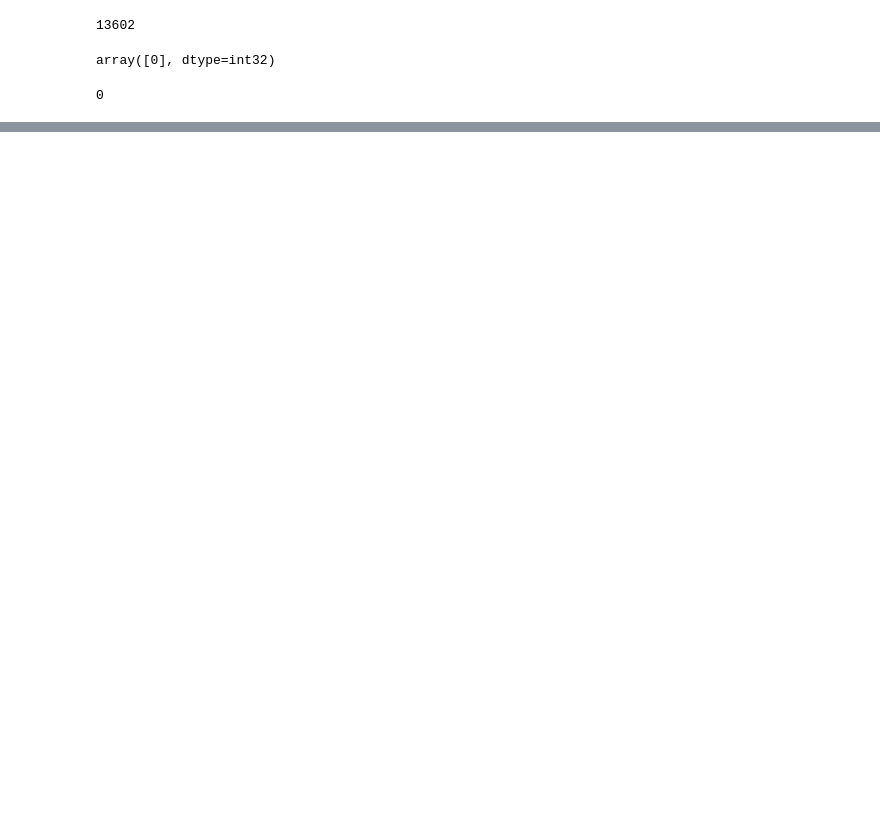
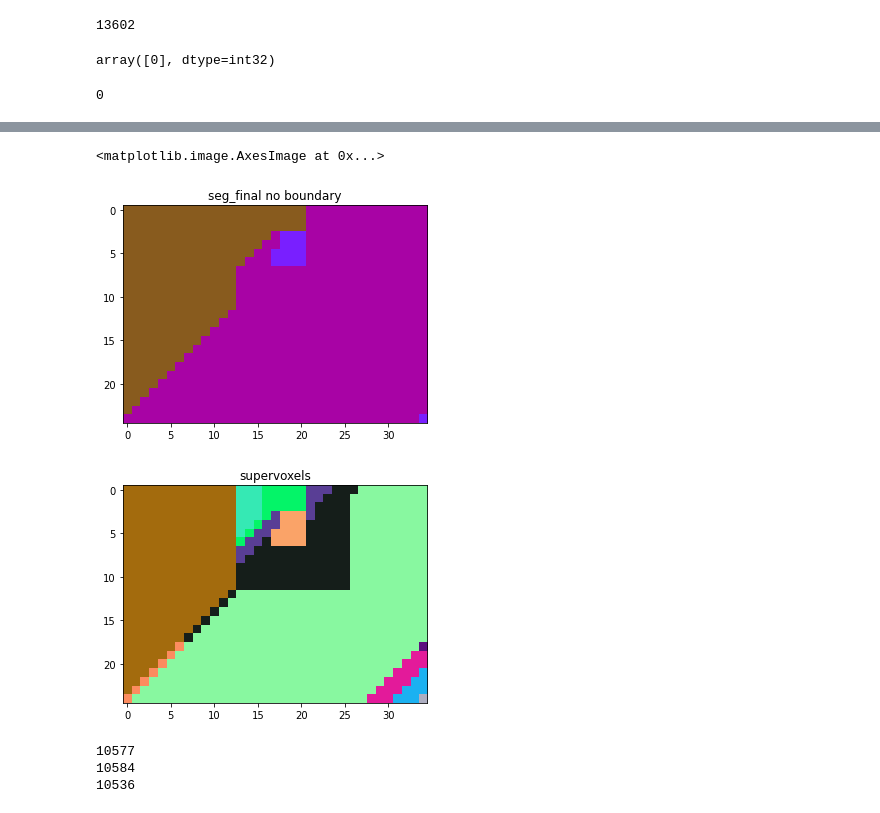
Before and after one commit to theGindar/3DCellSegMasterThesis, a Jupyter notebook: test_LRP.ipynb, the cells around one changed output, grey strips where cells are left out. Drawn from its saved outputs; the diff is of its cells as text; code cells hidden in the pictures; blank space fills up the shorter version.

```diff
--- a/test_LRP.ipynb
+++ b/test_LRP.ipynb
@@ -363,0 +395,12 @@ seg_final.min()
+# %%
+plt.figure()
+plt.title("seg_final no boundary")
+plt.imshow(seg_final_no_boundary_color[175:200,0:35,N])
+
+plt.figure()
+plt.title("supervoxels")
+plt.imshow(cseg_foreground_supervoxel_color[175:200,0:35,N])
+# %% [output]
+<matplotlib.image.AxesImage at 0x...>
+[figure, added]
+[figure, added]
@@ -363,0 +410,8 @@ seg_final.min()
+# %%
+print(seg_foreground_supervoxel[185,2,200])
+print(seg_foreground_supervoxel[185,15,200])
+print(seg_foreground_supervoxel[195,15,200])
+# %% [output]
+10577
+10584
+10536
```
Also changed, not shown: parts of 9 cells of this notebook, 2 other files.
